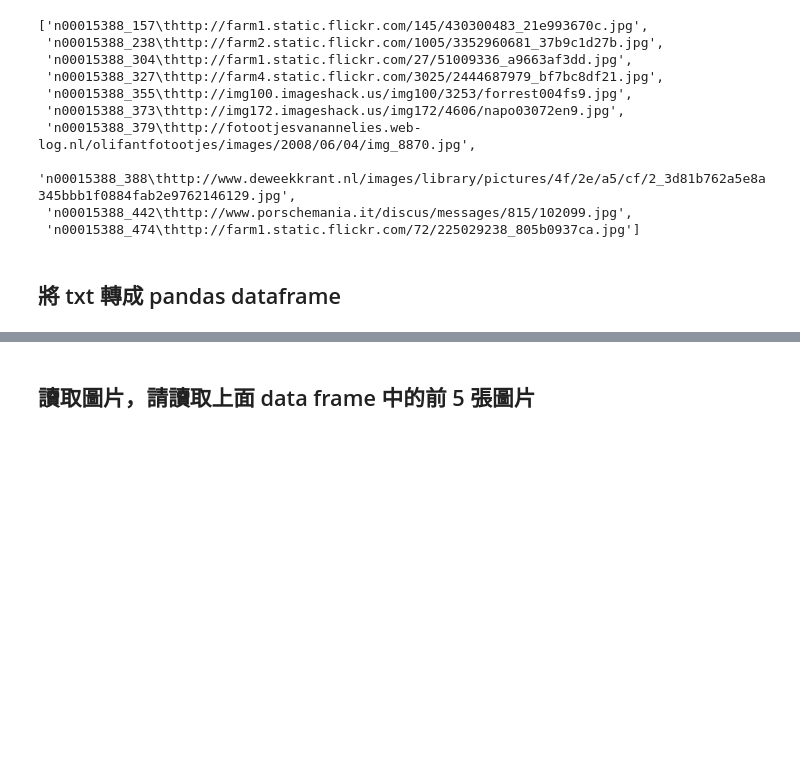
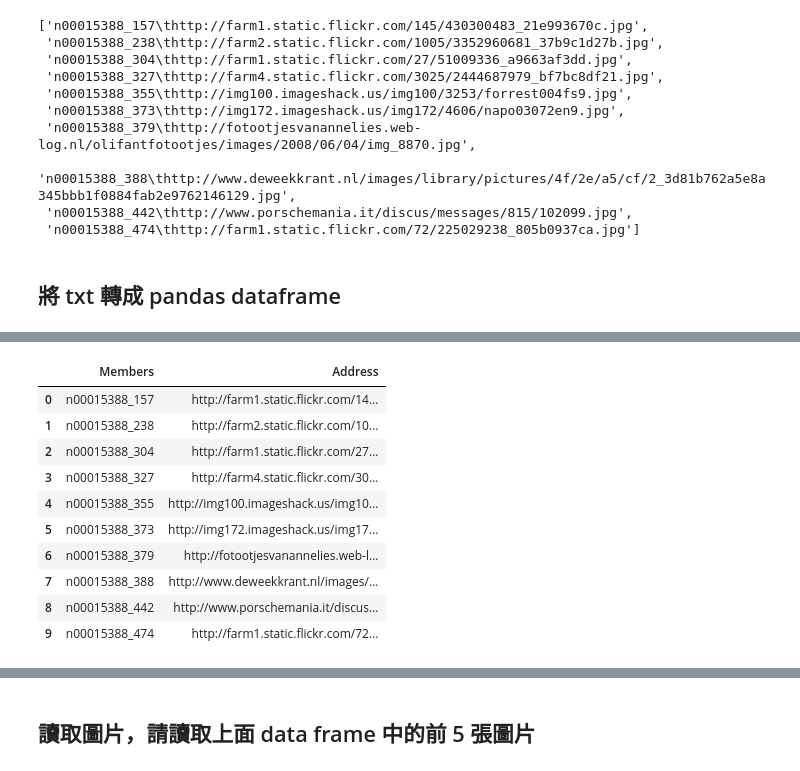
Before and after one commit to miraclebighead/2nd-ML100Days, a Jupyter notebook: homework/Day_003-2_HW.ipynb, the cells around one changed output, grey strips where cells are left out. Saved outputs shown, nothing was run; the diff lists cells and outputs as text; code cells hidden in the pictures; blank space fills up the shorter version.

```diff
--- a/homework/Day_003-2_HW.ipynb
+++ b/homework/Day_003-2_HW.ipynb
@@ -48 +82,19 @@ import pandas as pd
+# %%
+col = ['Members','Address']
+df = pd.DataFrame(data, columns=[col[0],col[1]])
+# DataFrame(要分類的資料,欄位名, 列名,)
+# df.columns = col   第2種命名欄位的方法
+df.head(10)
+# %% [output]
+|  | Members | Address |
+| 0 | n00015388_157 | http://farm1.static.flickr.com/14... |
+| 1 | n00015388_238 | http://farm2.static.flickr.com/10... |
+| 2 | n00015388_304 | http://farm1.static.flickr.com/27... |
+| 3 | n00015388_327 | http://farm4.static.flickr.com/30... |
+| 4 | n00015388_355 | http://img100.imageshack.us/img10... |
+| 5 | n00015388_373 | http://img172.imageshack.us/img17... |
+| 6 | n00015388_379 | http://fotootjesvanannelies.web-l... |
+| 7 | n00015388_388 | http://www.deweekkrant.nl/images/... |
+| 8 | n00015388_442 | http://www.porschemania.it/discus... |
+| 9 | n00015388_474 | http://farm1.static.flickr.com/72... |
 # %%
```
Also changed, not shown: parts of 13 cells of this notebook.
